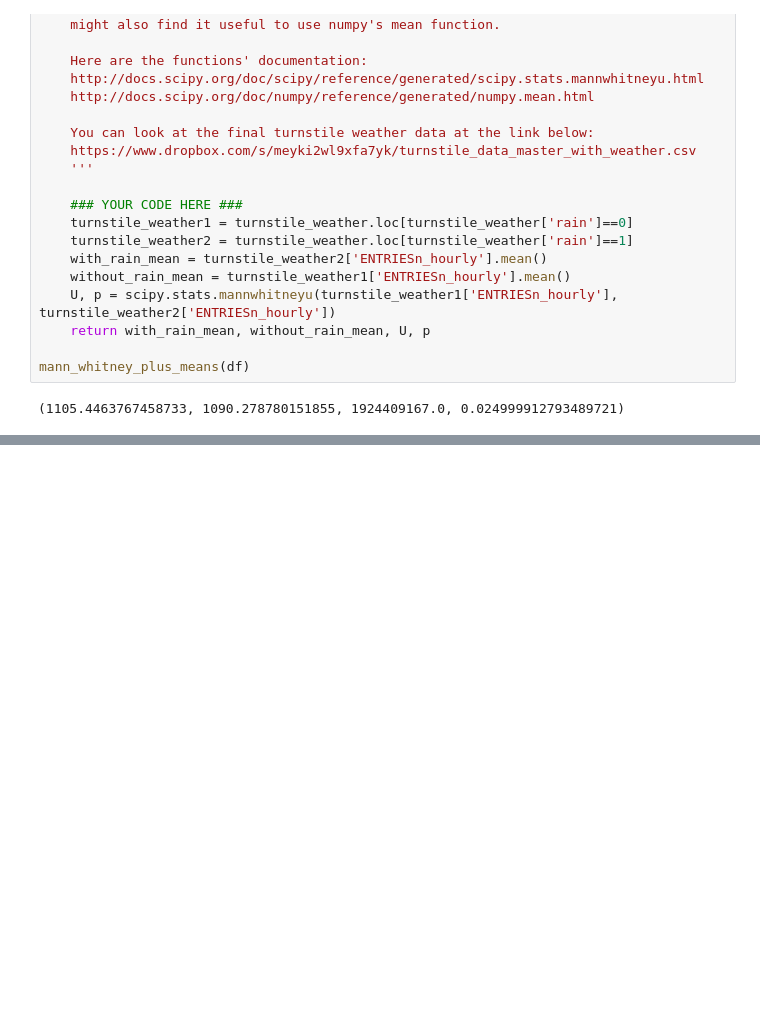
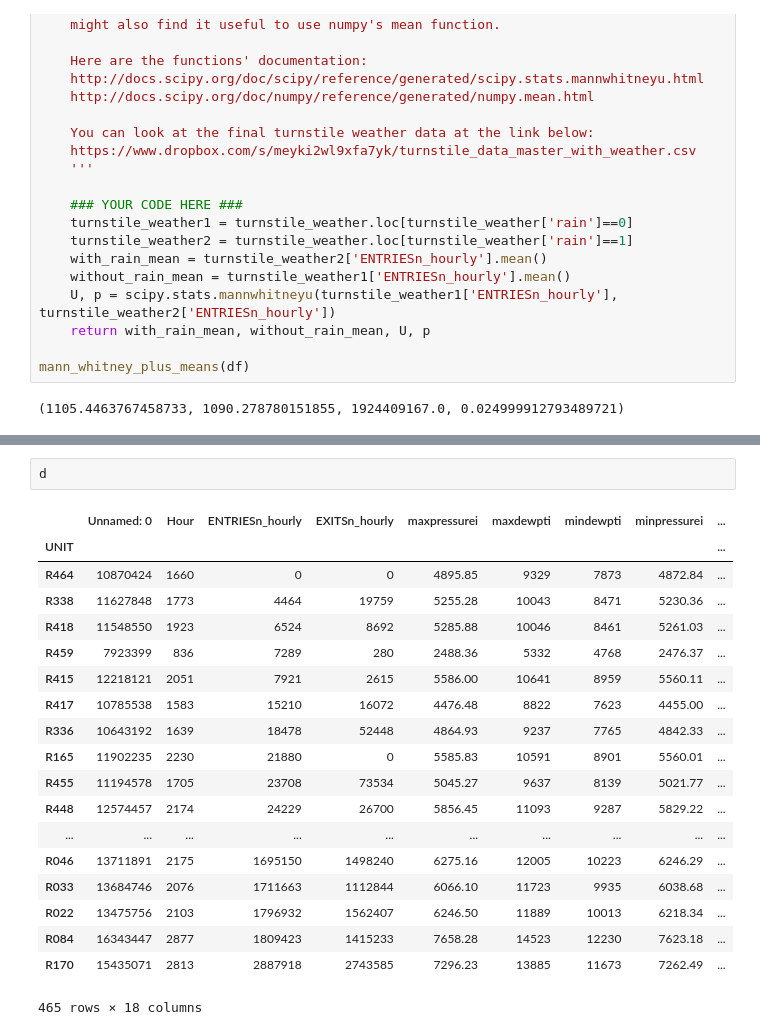
Before and after one commit to curiouspal/python-lessons, a Jupyter notebook: test2-pal.ipynb, the cells around one changed output, grey strips where cells are left out. Drawn from its saved outputs; the diff is of its cells as text; blank space fills up the shorter version.

```diff
--- a/test2-pal.ipynb
+++ b/test2-pal.ipynb
@@ -621,0 +719,22 @@ def plot_cost_history(alpha, cost_history):
+# %%
+d
+# %% [output]
+|  | Unnamed: 0 | Hour | ENTRIESn_hourly | EXITSn_hourly | maxpressurei | maxdewpti | mindewpti | minpressurei | ... |
+| UNIT |  |  |  |  |  |  |  |  | ... |
+| R464 | 10870424 | 1660 | 0 | 0 | 4895.85 | 9329 | 7873 | 4872.84 | ... |
+| R338 | 11627848 | 1773 | 4464 | 19759 | 5255.28 | 10043 | 8471 | 5230.36 | ... |
+| R418 | 11548550 | 1923 | 6524 | 8692 | 5285.88 | 10046 | 8461 | 5261.03 | ... |
+| R459 | 7923399 | 836 | 7289 | 280 | 2488.36 | 5332 | 4768 | 2476.37 | ... |
+| R415 | 12218121 | 2051 | 7921 | 2615 | 5586.00 | 10641 | 8959 | 5560.11 | ... |
+| R417 | 10785538 | 1583 | 15210 | 16072 | 4476.48 | 8822 | 7623 | 4455.00 | ... |
+| R336 | 10643192 | 1639 | 18478 | 52448 | 4864.93 | 9237 | 7765 | 4842.33 | ... |
+| R165 | 11902235 | 2230 | 21880 | 0 | 5585.83 | 10591 | 8901 | 5560.01 | ... |
+| R455 | 11194578 | 1705 | 23708 | 73534 | 5045.27 | 9637 | 8139 | 5021.77 | ... |
+| R448 | 12574457 | 2174 | 24229 | 26700 | 5856.45 | 11093 | 9287 | 5829.22 | ... |
+| ... | ... | ... | ... | ... | ... | ... | ... | ... | ... |
+| R046 | 13711891 | 2175 | 1695150 | 1498240 | 6275.16 | 12005 | 10223 | 6246.29 | ... |
+| R033 | 13684746 | 2076 | 1711663 | 1112844 | 6066.10 | 11723 | 9935 | 6038.68 | ... |
+| R022 | 13475756 | 2103 | 1796932 | 1562407 | 6246.50 | 11889 | 10013 | 6218.34 | ... |
+| R084 | 16343447 | 2877 | 1809423 | 1415233 | 7658.28 | 14523 | 12230 | 7623.18 | ... |
+| R170 | 15435071 | 2813 | 2887918 | 2743585 | 7296.23 | 13885 | 11673 | 7262.49 | ... |
+465 rows × 18 columns
```
Also changed, not shown: parts of 13 cells of this notebook.
